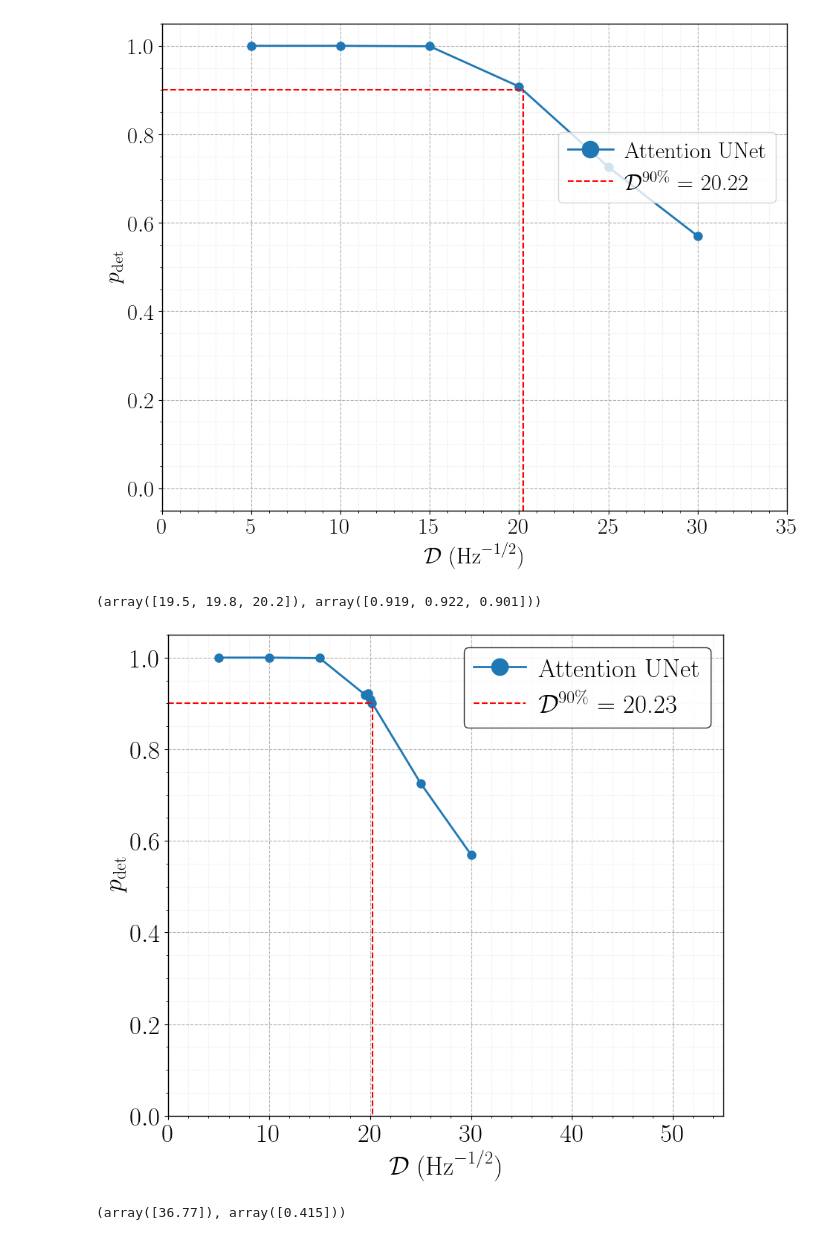
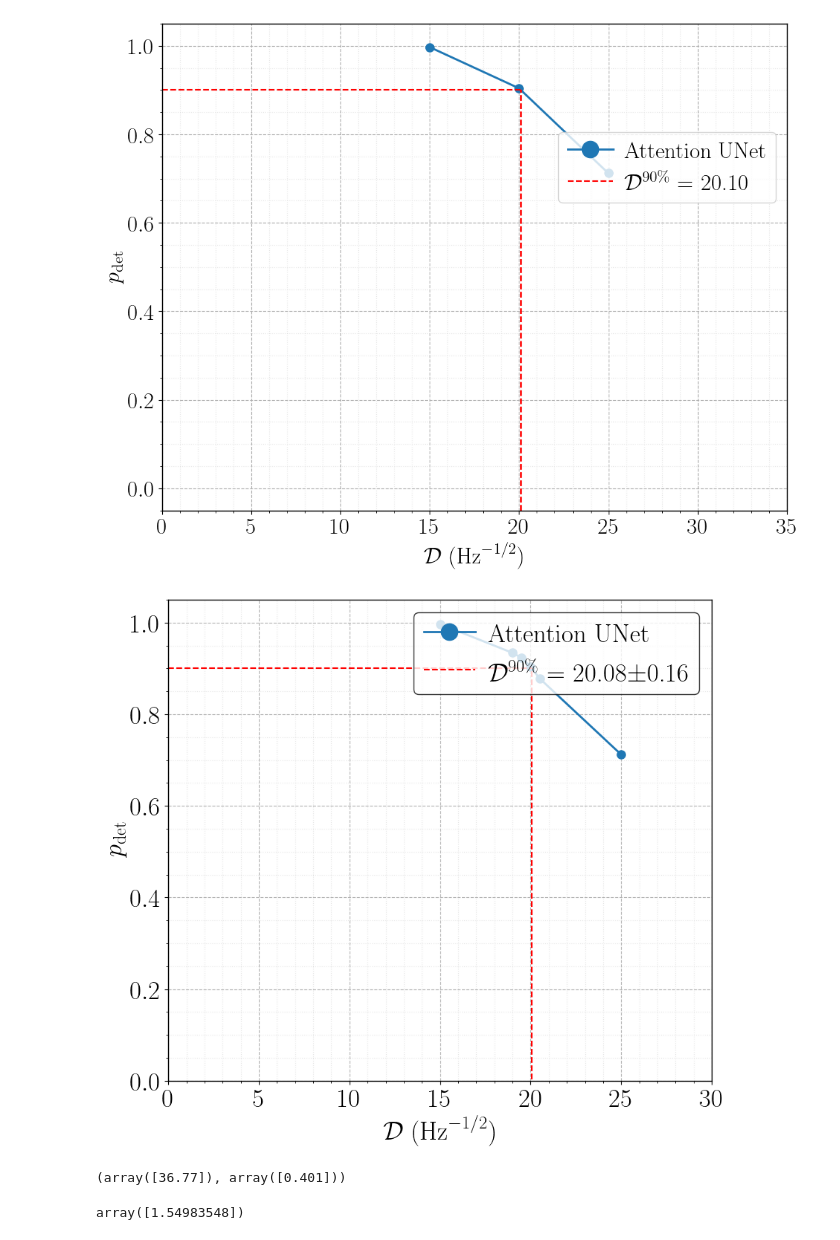
Before and after one commit to damondmc/cw_unet, a Jupyter notebook: script/500Hz_analysis.ipynb, the cells around one changed output. Drawn from its saved outputs; the diff is of its cells as text; code cells hidden in the pictures.

```diff
--- a/script/500Hz_analysis.ipynb
+++ b/script/500Hz_analysis.ipynb
@@ -58,16 +89,7 @@ GPU Name: Tesla V100-PCIE-16GB
 # Initialize lists for depth and pdet
 depth = []
 pdet = []
-max_train_levels = [5*i for i in range(1, 7)]
-def load_dataset(images, batch_size=8, shuffle=True):
-
-    # Convert to torch tensors
-    images_tensor = torch.tensor(images, dtype=torch.float32).permute(0, 3, 1, 2)
-    dataset = TensorDataset(images_tensor)
-    data_loader = DataLoader(dataset, batch_size=batch_size, shuffle=shuffle)
-
-    return data_loader
-
+max_train_levels = [5*i for i in range(3, 6)]
 
 # Compute pdet
 noise_data = np.empty((1000,) + size + (4,))
@@ -120,21 +142,6 @@ for Sn in max_train_levels:
 depth = np.array(depth)
 pdet = np.array(pdet)
 # %%
-import matplotlib.pyplot as plt
-import numpy as np
-
-# Matplotlib configuration
-plt.rcParams.update({
-    'text.usetex': True,
-    'axes.linewidth': 1,
-    'axes.grid': False,
-    'axes.labelweight': 'normal',
-    'font.family': 'DejaVu Sans',
-    'font.size': 22,
-    'mathtext.fontset': 'cm'
-})
-
-
 # Create figure and axis
 colors = plt.cm.tab10(np.linspace(0, 1, 10))  # Use tab10 colormap for distinct colors
 
@@ -171,9 +178,9 @@ ax.grid(True, which='minor', linestyle=':', alpha=0.3)
 plt.tight_layout()
 #plt.savefig(f'../result/plots/pdet_with_error_bars.pdf', dpi=300, bbox_inches='tight')
 # %% [output]
-[figure, old version]
+[figure, new version]
 # %%
-max_train_levels = [19.5, 19.8, 20.2]
+max_train_levels = [19, 19.5, 20.5]
 
 depth_ex = []
 pdet_ex = []
@@ -210,25 +217,7 @@ for Sn in max_train_levels:
 # Convert to numpy arrays
 depth_ex = np.array(depth_ex)
 pdet_ex = np.array(pdet_ex)
-# %%
-depth_ex, pdet_ex
-# %% [output]
-(array([19.5, 19.8, 20.2]), array([0.919, 0.922, 0.901]))
 # %%
-import matplotlib.pyplot as plt
-import numpy as np
-
-# Matplotlib configuration
-plt.rcParams.update({
-    'text.usetex': True,
-    'axes.linewidth': 1,
-    'axes.grid': False,
-    'axes.labelweight': 'normal',
-    'font.family': 'DejaVu Sans',
-    'font.size': 22,
-    'mathtext.fontset': 'cm'
-})
-
 # Insert depth_ex and pdet_ex into depth and pdet to maintain ascending order
 # Combine all points
 combined = np.vstack((np.column_stack((depth, pdet)), np.column_stack((depth_ex, pdet_ex))))
@@ -247,39 +236,40 @@ pdet_plot = pdet_combined[:n_points]
 sort_idx = np.argsort(depth_plot)
 depth_sorted = depth_plot[sort_idx]
 pdet_sorted = pdet_plot[sort_idx]
 
-# Linear interpolation (reverse pdet to handle decreasing trend)
-p90 = 0.9
-d90 = np.interp(p90, pdet_sorted[::-1], depth_sorted[::-1])
+dpdet = binomialError(pdet_sorted, 1000)
+
+# Compute interpolation and error
+d90, d90_err = interpolation_error(0.9, depth_sorted, pdet_sorted, dpdet)
 
 # Create figure and axis
 fig, ax = plt.subplots(figsize=(9, 8))
 colors = plt.rcParams['axes.prop_cycle'].by_key()['color']
 
 # Plot combined Attention UNet data with line and markers
 ax.plot(depth_plot, pdet_plot, color=colors[0], linestyle='-', lw=2, marker='o', markersize=8, label='Attention UNet')
 
 # Add horizontal and vertical lines at pdet = 0.9 and interpolated depth
 ax.plot([0, d90], [p90, p90], color='red', linestyle='--', lw=1.5)
 ax.plot([d90, d90], [-0.05, p90], color='red', linestyle='--', lw=1.5,
-        label=r'$\mathcal{D}^{90\%}=$' + f' {d90:.2f}')
+        label=r'$\mathcal{D}^{90\%}=$' + f' {d90:.2f}'r'$\pm$'+ f'{d90_err:.2f}')
 
 # Axis labels and styling
 ax.set_xlabel(r'$\mathcal{D}\; (\mathrm{Hz}^{-1/2})$', fontsize=25)
 ax.set_ylabel(r'$p_{\mathrm{det}}$', fontsize=25)
 ax.legend(fontsize=25, loc=1, markerscale=2, handlelength=2, handletextpad=0.5, edgecolor='k')
 ax.grid(True, which='major', linestyle='dashed')
-ax.set_xlim(0, 55)
+ax.set_xlim(0, 30)
 ax.set_ylim(0, 1.05)
 ax.tick_params(axis='both', which='major', labelsize=25)
 ax.minorticks_on()
 ax.grid(True, which='minor', linestyle=':', alpha=0.3)
 
 # Save figure
 plt.tight_layout()
 #plt.savefig('../result/plots/pdet_20Hz.pdf', dpi=300, bbox_inches='tight')
 # %% [output]
-[figure, old version]
+[figure, new version]
 # %%
 max_train_levels = [36.77]
 
@@ -321,4 +311,8 @@ pdet_ex = np.array(pdet_ex)
 # %%
 depth_ex, pdet_ex
 # %% [output]
-(array([36.77]), array([0.415]))
+(array([36.77]), array([0.401]))
+# %%
+binomialError(pdet_ex, 1000)*100
+# %% [output]
+array([1.54983548])
```
Also changed, not shown: parts of 1 cell of this notebook, 36 other files.
